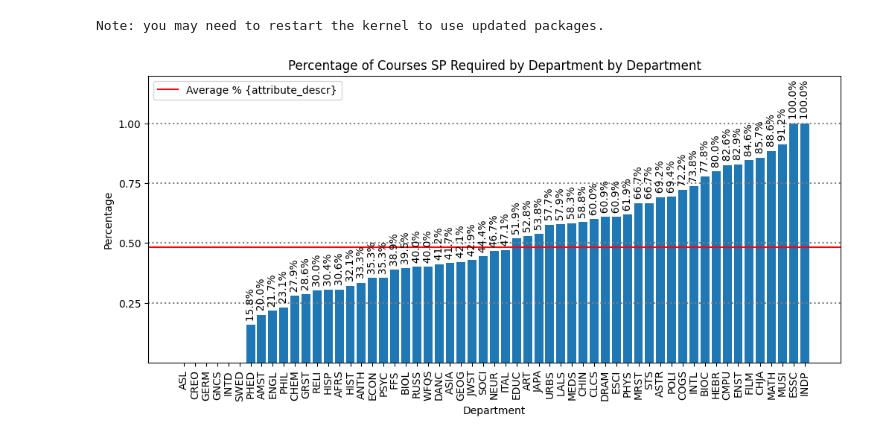
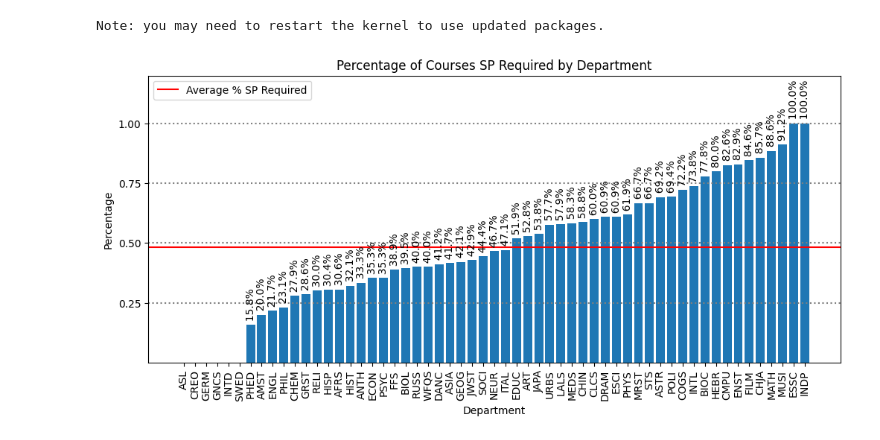
Before and after one commit to IsaacRudnick/Vassar-Course-Data-Analysis, a Jupyter notebook: analysis/SP_percent_by_dept.ipynb, the cells around one changed output. Cells and saved outputs as stored; diff of their text form; code cells hidden in the pictures.

```diff
--- a/analysis/SP_percent_by_dept.ipynb
+++ b/analysis/SP_percent_by_dept.ipynb
@@ -15,10 +15,10 @@ from utils.attribute_percent_per_group import *
 # %%
 def has_sp_req(course) -> bool:
     return course['sp']
 
 def course_dept(course) -> str:
     return course['dept']
 
-attribute_per_group(has_sp_req, course_dept, 'SP Required by Department', 'Department')
+attribute_per_group(has_sp_req, course_dept, 'SP Required', 'Department')
 # %% [output]
-[figure, old version]
+[figure, new version]
```
Also changed, not shown: 2 other files.
